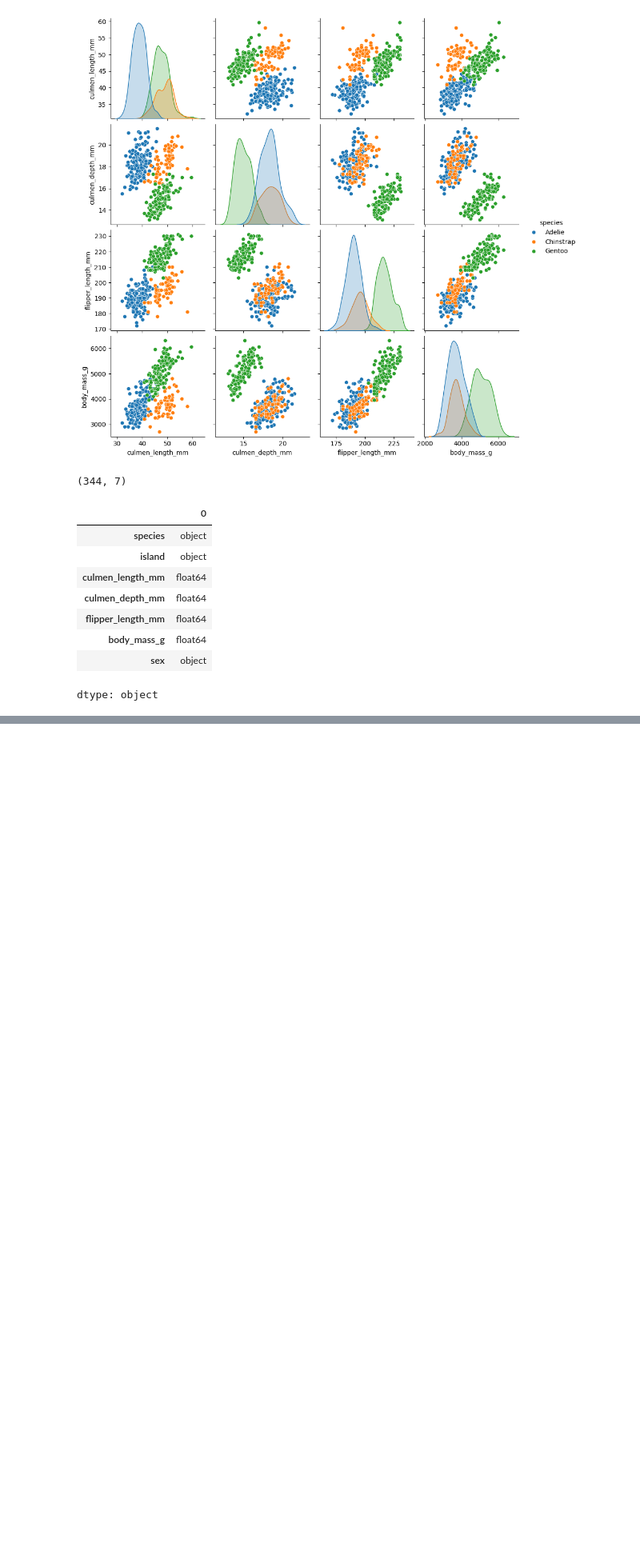
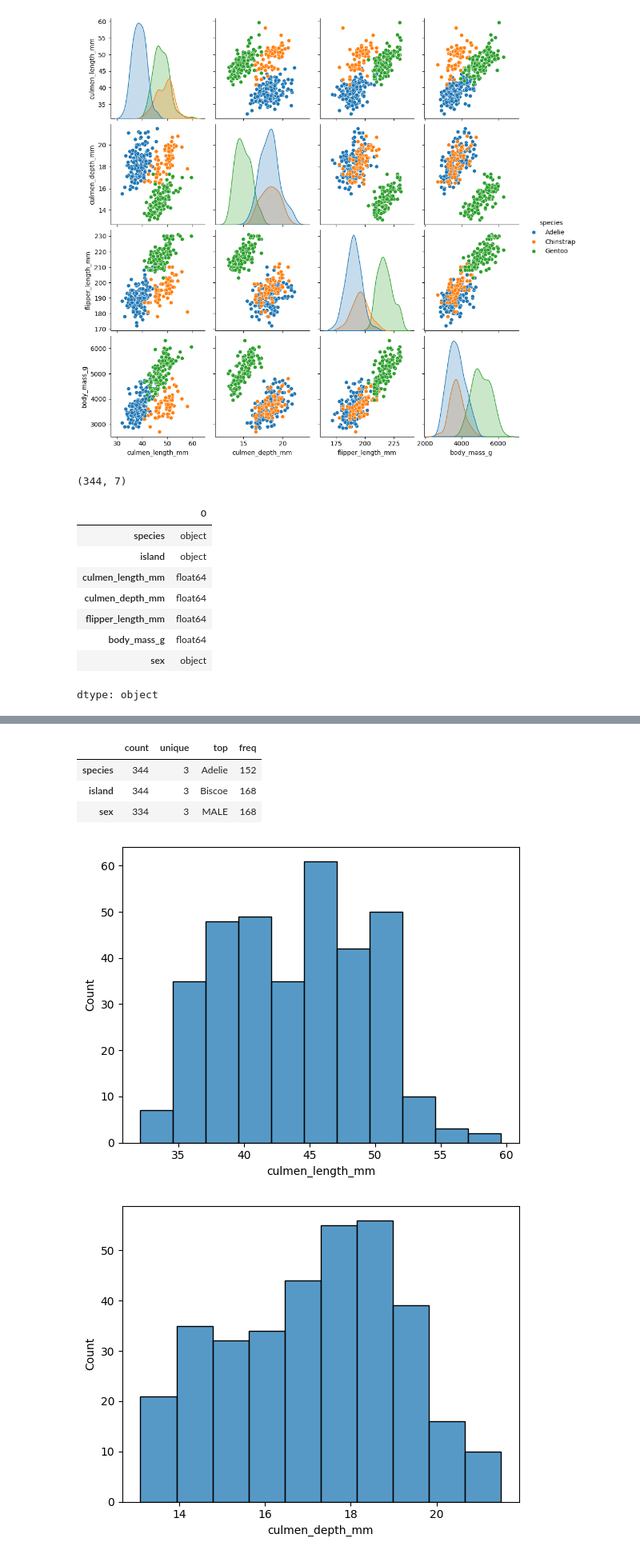
Before and after one commit to Aerospace-prog/Python-For-AI-Ml, a Jupyter notebook: Python_For_Ai_Ml.ipynb, the cells around one changed output, grey strips where cells are left out. Shown at 80% size. Saved outputs shown, nothing was run; the diff lists cells and outputs as text; code cells hidden in the pictures; blank space fills up the shorter version.

```diff
--- a/Python_For_Ai_Ml.ipynb
+++ b/Python_For_Ai_Ml.ipynb
@@ -2950,0 +3011,6 @@ dtype: object
+# %%
+# Finding garbage values by printing value count of every record present
+
+for i in df.select_dtypes(include= 'object').columns:
+  print(df[i].value_counts())
+  print('*'*50)
@@ -2950,0 +3046,18 @@ dtype: object
+# %%
+# Statistical summary of my data (catergorical columns)
+
+df.describe(include ='object').T
+# %% [output]
+|  | count | unique | top | freq |
+| species | 344 | 3 | Adelie | 152 |
+| island | 344 | 3 | Biscoe | 168 |
+| sex | 334 | 3 | MALE | 168 |
+# %%
+#Plotting a histogram through sns to understand the data distribution
+
+for i in df.select_dtypes(include ='number').columns:
+  sns.histplot(data = df, x = i)
+  plt.show()
+# %% [output]
+[figure, added]
+[figure, added]
```
Also changed, not shown: parts of 9 cells of this notebook.
